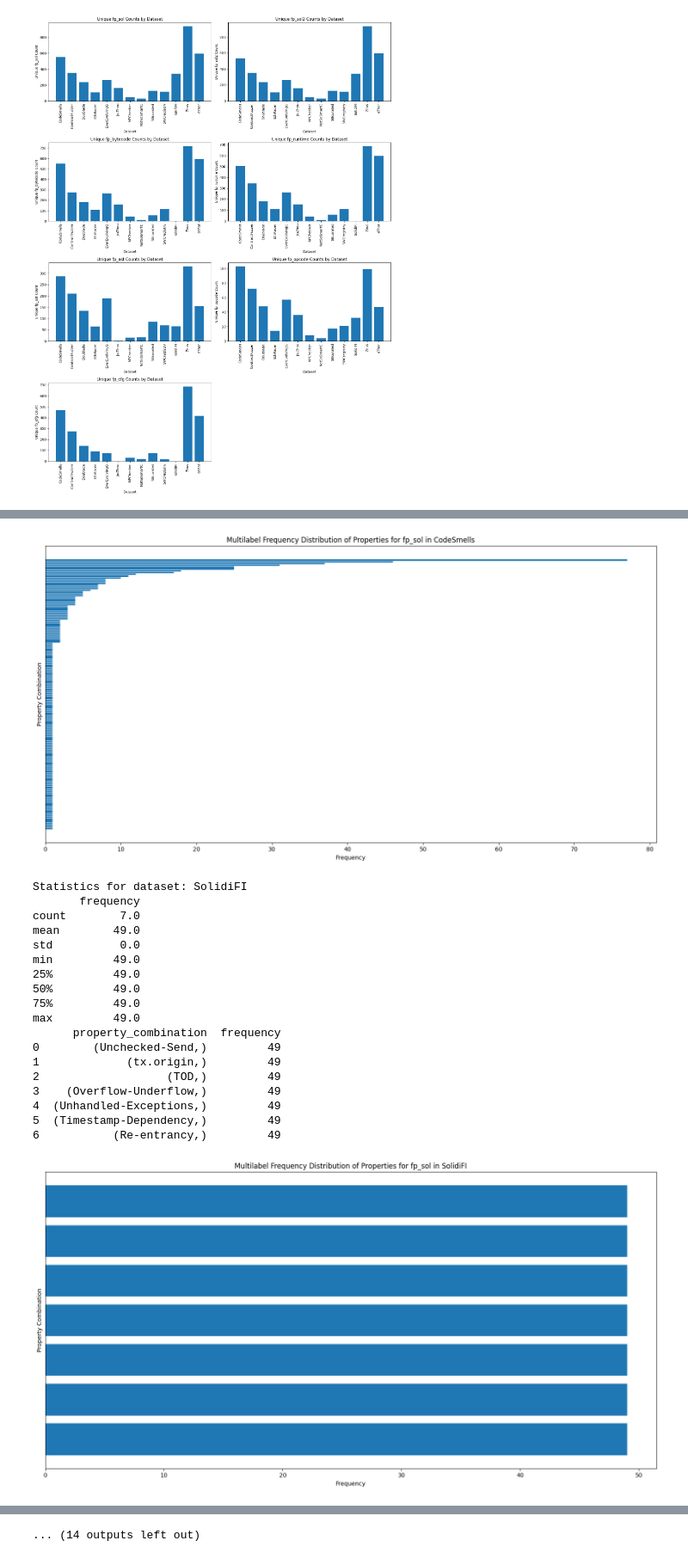
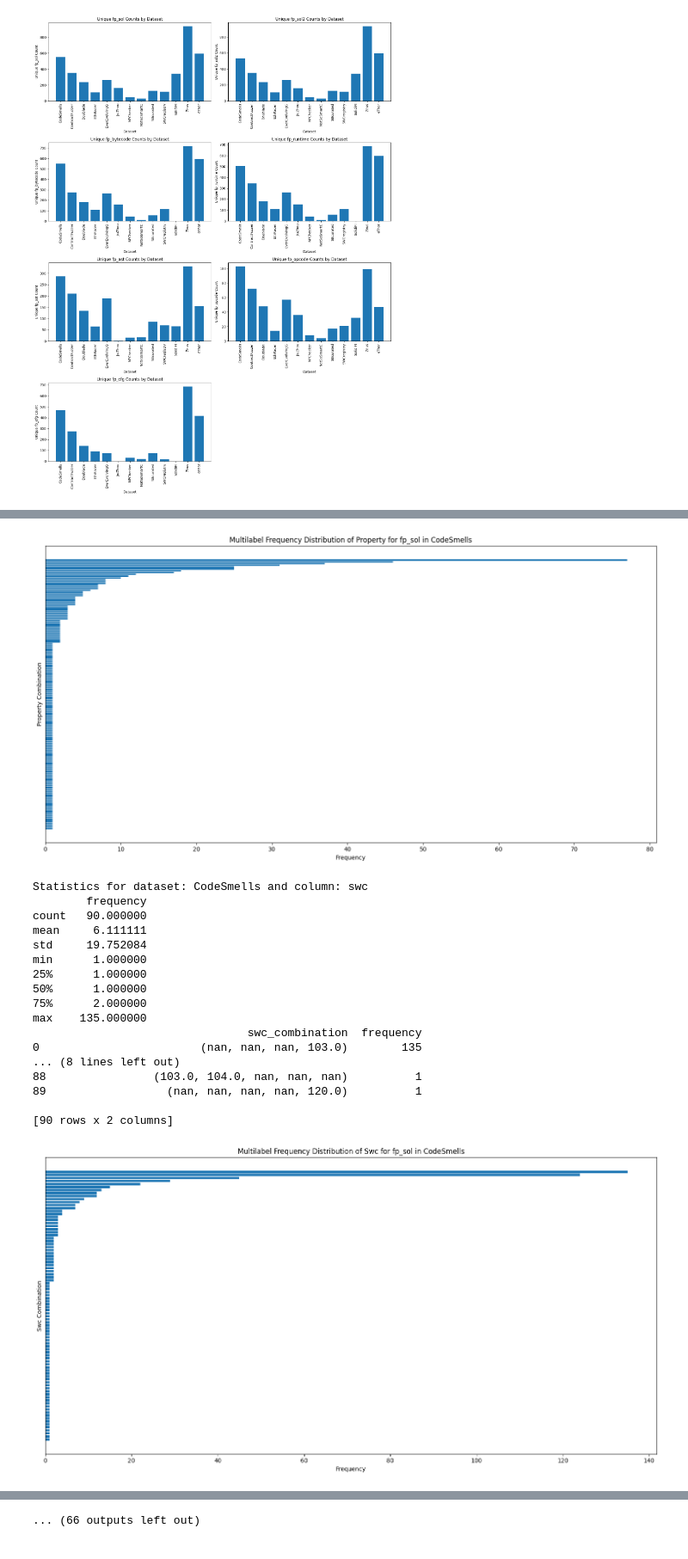
Before and after one commit to matteo-rizzo/smart-contracts-vulnerabilities-ml-detector, a Jupyter notebook: notebooks/data-exploration.ipynb, the cells around one changed output, grey strips where cells are left out. Shown at 86% size. Saved outputs shown, nothing was run; the diff lists cells and outputs as text; code cells hidden in the pictures.

Commit message:
Fixed processing NaN labels

```diff
--- a/notebooks/data-exploration.ipynb
+++ b/notebooks/data-exploration.ipynb
@@ -154,18 +159,17 @@ Name: property, dtype: int64
 # Filter the dataset to include only rows where 'property_holds' equals True
 df = df[df['property_holds'] == "t"]
 
+# Function to plot multilabel frequency distribution for a given dataset and column
+def plot_multilabel_distribution(data, dataset_name, column):
+    # Group by 'fp_sol' and aggregate the column values (property, swc, dasp) into a list
+    combinations = data.groupby('fp_sol')[column].apply(lambda x: tuple(sorted(set(x)))).reset_index()
 
-# Function to plot multilabel frequency distribution for a given dataset
-def plot_multilabel_distribution(data, dataset_name):
-    # Group by 'fp_sol' and aggregate the 'property' values into a list
-    property_combinations = data.groupby('fp_sol')['property'].apply(lambda x: tuple(sorted(set(x)))).reset_index()
-
-    # Count the frequency of each unique combination of properties
-    combination_counts = property_combinations['property'].value_counts().reset_index()
-    combination_counts.columns = ['property_combination', 'frequency']
+    # Count the frequency of each unique combination of column values
+    combination_counts = combinations[column].value_counts().reset_index()
+    combination_counts.columns = [f'{column}_combination', 'frequency']
 
     # Print statistics
-    print(f"Statistics for dataset: {dataset_name}")
+    print(f"Statistics for dataset: {dataset_name} and column: {column}")
     print(combination_counts.describe())
     print(combination_counts)
 
@@ -173,22 +177,27 @@ def plot_multilabel_distribution(data, dataset_name):
     plt.figure(figsize=(15, 8))
     plt.barh(combination_counts.index, combination_counts['frequency'])
     plt.xlabel('Frequency')
-    plt.ylabel('Property Combination')
-    plt.title(f'Multilabel Frequency Distribution of Properties for fp_sol in {dataset_name}')
+    plt.ylabel(f'{column.capitalize()} Combination')
+    plt.title(f'Multilabel Frequency Distribution of {column.capitalize()} for fp_sol in {dataset_name}')
     plt.gca().invert_yaxis()
-    plt.yticks([])  # Hide y-axis labels
+    plt.yticks([])  # Hide y-axis labels to focus on the distribution
     plt.tight_layout()
     plt.show()
-
 
 # Get the unique dataset names
 unique_datasets = df['dataset'].unique()
 
-# Loop through each dataset and create the plot
+# Columns to iterate over
+columns_to_analyze = ['property', 'swc', 'dasp']
+
+# Loop through each dataset and column, and create the plot
 for dataset in unique_datasets:
     dataset_data = df[df['dataset'] == dataset]
+
     if not dataset_data.empty:  # Check if the dataset_data is not empty
-        plot_multilabel_distribution(dataset_data, dataset)
+        for column in columns_to_analyze:
+            if column in dataset_data.columns:  # Ensure the column exists in the dataset
+                plot_multilabel_distribution(dataset_data, dataset, column)
     else:
         print(f"No data for dataset: {dataset}")
 # %% [output]
@@ -196,36 +205,35 @@ Statistics for dataset: CodeSmells
         frequency
 count  152.000000
 mean     3.618421
 std      8.678156
 min      1.000000
 25%      1.000000
 50%      1.000000
 75%      2.000000
 max     77.000000
                                   property_combination  frequency
 0    (Compiler Version not fixed, High Gas Consumpt...         77
 ... (8 lines left out)
 150  (Compiler Version not fixed, Deprecated APIs, ...          1
 151  (Block Info Dependency, Deprecated APIs, Hard ...          1
 
 [152 rows x 2 columns]
 [figure]
-Statistics for dataset: SolidiFI
-       frequency
-count        7.0
-mean        49.0
-std          0.0
-min         49.0
-25%         49.0
-50%         49.0
-75%         49.0
-max         49.0
-      property_combination  frequency
-0        (Unchecked-Send,)         49
-1             (tx.origin,)         49
-2                   (TOD,)         49
-3    (Overflow-Underflow,)         49
-4  (Unhandled-Exceptions,)         49
-5  (Timestamp-Dependency,)         49
-6           (Re-entrancy,)         49
+Statistics for dataset: CodeSmells and column: swc
+        frequency
+count   90.000000
+mean     6.111111
+std     19.752084
+min      1.000000
+25%      1.000000
+50%      1.000000
+75%      2.000000
+max    135.000000
+                                swc_combination  frequency
+0                        (nan, nan, nan, 103.0)        135
+... (8 lines left out)
+88                (103.0, 104.0, nan, nan, nan)          1
+89                  (nan, nan, nan, nan, 120.0)          1
+
+[90 rows x 2 columns]
-[figure, old version]
+[figure, new version]
@@ -306 +314 @@ max    46.000000
-... (14 outputs left out)
+... (66 outputs left out)
```
Also changed, not shown: parts of 3 cells of this notebook, 10 other files.
